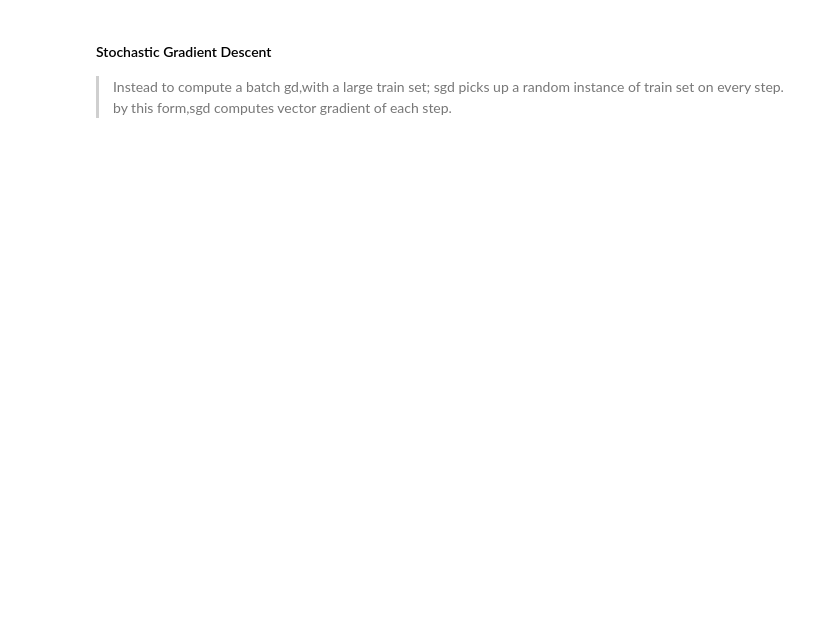
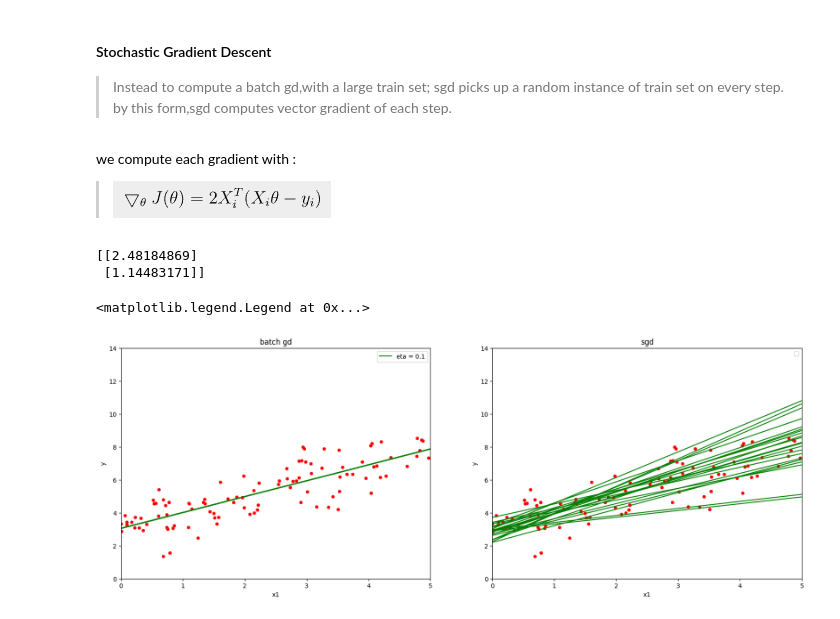
Before and after one commit to roossqg/-Data-Science-Hub, a Jupyter notebook: Models_and_Data/Math_teory/cost_function.ipynb, the cells around one changed output. Drawn from its saved outputs; the diff is of its cells as text; code cells hidden in the pictures; blank space fills up the shorter version.

```diff
--- a/Models_and_Data/Math_teory/cost_function.ipynb
+++ b/Models_and_Data/Math_teory/cost_function.ipynb
@@ -173,11 +189,71 @@ print(x_new_data_y,y_predict)
 #### Stochastic Gradient Descent
 > Instead to compute a batch gd,with a large train set; sgd picks up a random instance of train set on every step.
 > by this form,sgd computes vector gradient of each step.
+# %% [markdown]
+we compute each gradient with :
+> ![image-2.png](attachment:image-2.png)
 # %%
 n_epochs = 50
-t0 , t1 = 5,50 # eta of sgd (basically the learning rate params)
+t0 , t1 = 5,50 # learning sch params
 
-theta = np.random.randn(2,1)
+theta_sgd = np.random.randn(2,1)
 
 def learning_schedule(t): #
     return t0 / (t+t1)
+
+def sgd(n_epochs,theta_sgd,m): #eta is randomly calculated
+    for epoch in range(n_epochs):
+        for i in range(m): #m=100
+            random_idx = np.random.randint(m) #random data
+            xi = X_b[random_idx:random_idx+1]
+            yi = y[random_idx:random_idx+1]
+            gradient = 2 * xi.T.dot(xi.dot(theta_sgd) - yi) #gradient
+            eta = learning_schedule(epoch*m+i)
+            theta_sgd = theta_sgd - eta * gradient
+
+        return theta_sgd
+
+print(sgd(n_epochs,theta_sgd,m))
+# %% [output]
+[[2.48184869]
+ [1.14483171]]
+# %%
+#comparing:
+
+plt.figure(figsize=(20,15))
+
+def gd_plt(n):
+    h=x_new_data_y.dot(gradient_descent(theta,m,eta=0.01,iterations=1000))
+    plt.plot(x_new_data,h,"g",label=f"eta = 0.1")
+    for n in range(n):
+        h1=h=x_new_data_y.dot(gradient_descent((np.random.randn(2,1)),m,eta=0.01,iterations=1000))
+        plt.plot(x_new_data,h1,"g")
+
+plt.subplot(2,2,1)
+gd_plt(20)
+plt.title("batch gd")
+plt.xlabel("x1")
+plt.ylabel("y")
+plt.scatter(X,y,c="r",s=20)
+plt.axis([0,5,0,14])
+plt.legend()
+
+def sgd_plt(n):
+    h=x_new_data_y.dot(sgd(n_epochs,(np.random.randn(2,1)),m))
+    plt.plot(x_new_data,h,"g")
+    for n in range(n):
+        h=x_new_data_y.dot(sgd(n_epochs,(np.random.randn(2,1)),m))
+        plt.plot(x_new_data,h,"g")
+
+
+plt.subplot(2,2,2)
+sgd_plt(20)
+plt.title("sgd")
+plt.xlabel("x1")
+plt.ylabel("y")
+plt.scatter(X,y,c="r",s=20)
+plt.axis([0,5,0,14])
+plt.legend()
+# %% [output]
+<matplotlib.legend.Legend at 0x...>
+[figure, added]
```
Also changed, not shown: parts of 9 cells of this notebook, 1 other file.
